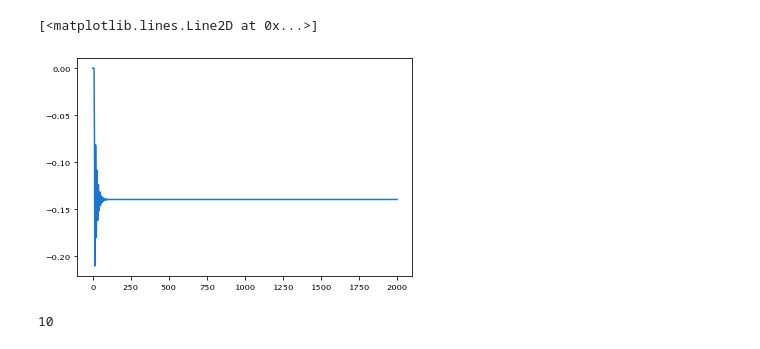
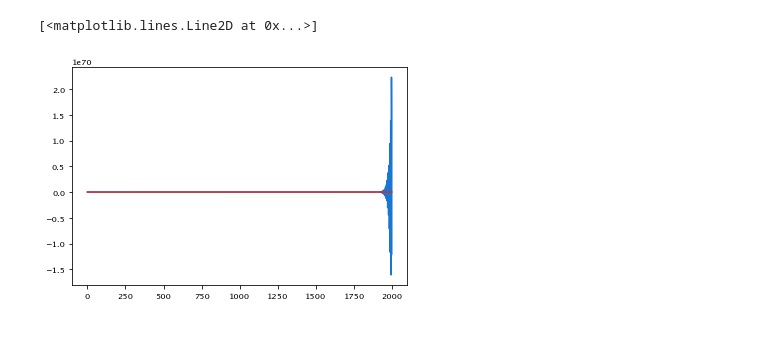
Before and after one commit to aditya-sengupta/tip-tilt-control, a Jupyter notebook: control/dev/final_tester.ipynb, the cells around one changed output. Saved outputs shown, nothing was run; the diff lists cells and outputs as text; code cells hidden in the pictures.

```diff
--- a/control/dev/final_tester.ipynb
+++ b/control/dev/final_tester.ipynb
@@ -17,19 +17,22 @@ plt.legend()
 # %%
 # just rewriting a Kalman control simulation inline here because something's not working
 
 size = truth.size
 state_size = kalman.kfilter.A.shape[0]
 shifts = np.diff(truth)
 actions = np.zeros(size)
 state = np.flip(truth[:state_size])
 residuals = np.zeros(size)
 residuals[:state_size] = truth[:state_size]
 predictions = np.zeros(size)
-for i in range(state_size, size):
-    residuals[i] = residuals[i - 1] + actions[i - 1] + shifts[i - 1]
-    kalman.kfilter.update()
+delay = 1
+for i in range(state_size, size - 1):
+    residuals[i] = residuals[i - 1] + actions[i] + shifts[i - 1]
+    # kalman.kfilter.update()
+    actions[i + delay] = kalman.strategy(residuals[i] - actions[i])
 
-plt.plot(predictions)
+plt.plot(residuals + actions, label='openloop?')
+plt.plot(truth)
 # %% [output]
 [<matplotlib.lines.Line2D at 0x...>]
-[figure, old version]
+[figure, new version]
@@ -36,4 +41,2 @@ plt.plot(predictions)
 # %%
-kalman.kfilter.A.shape[0]
+kalman.kfilter.K
-# %% [output]
-10
```
Also changed, not shown: parts of 2 cells of this notebook, 2 other files.
